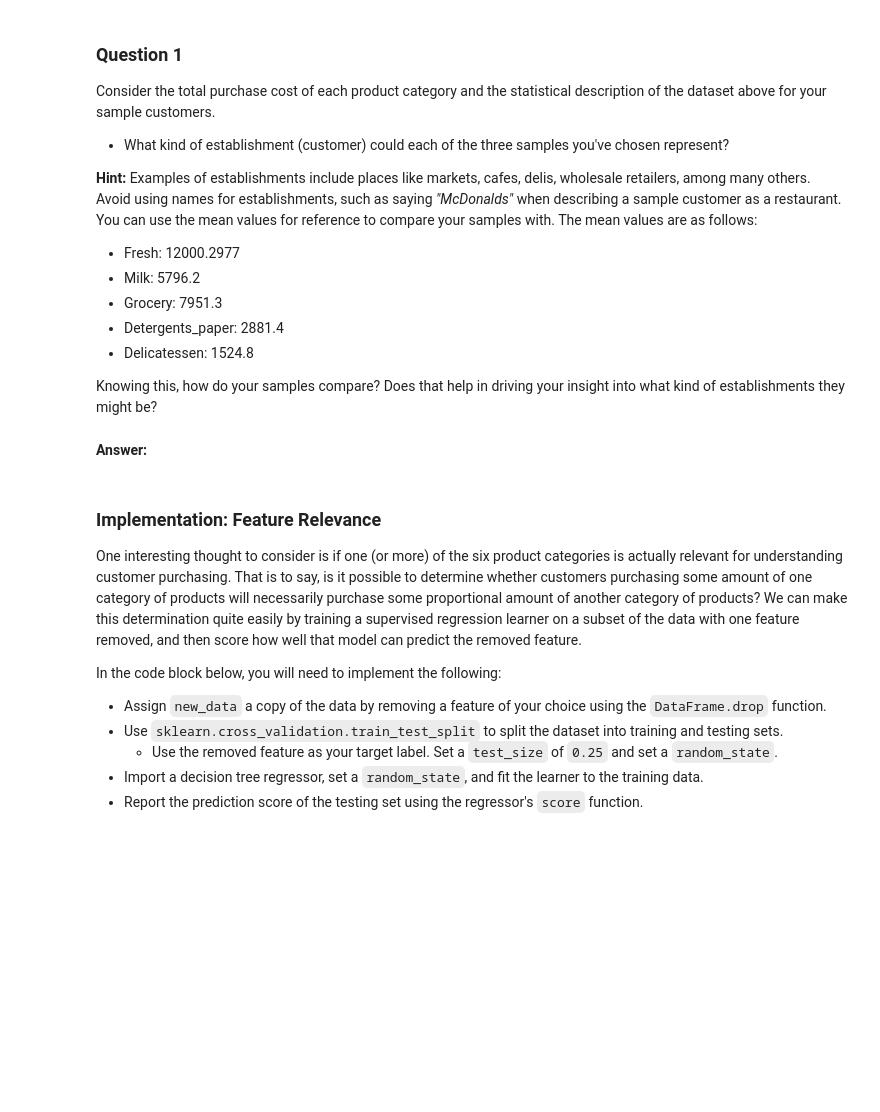
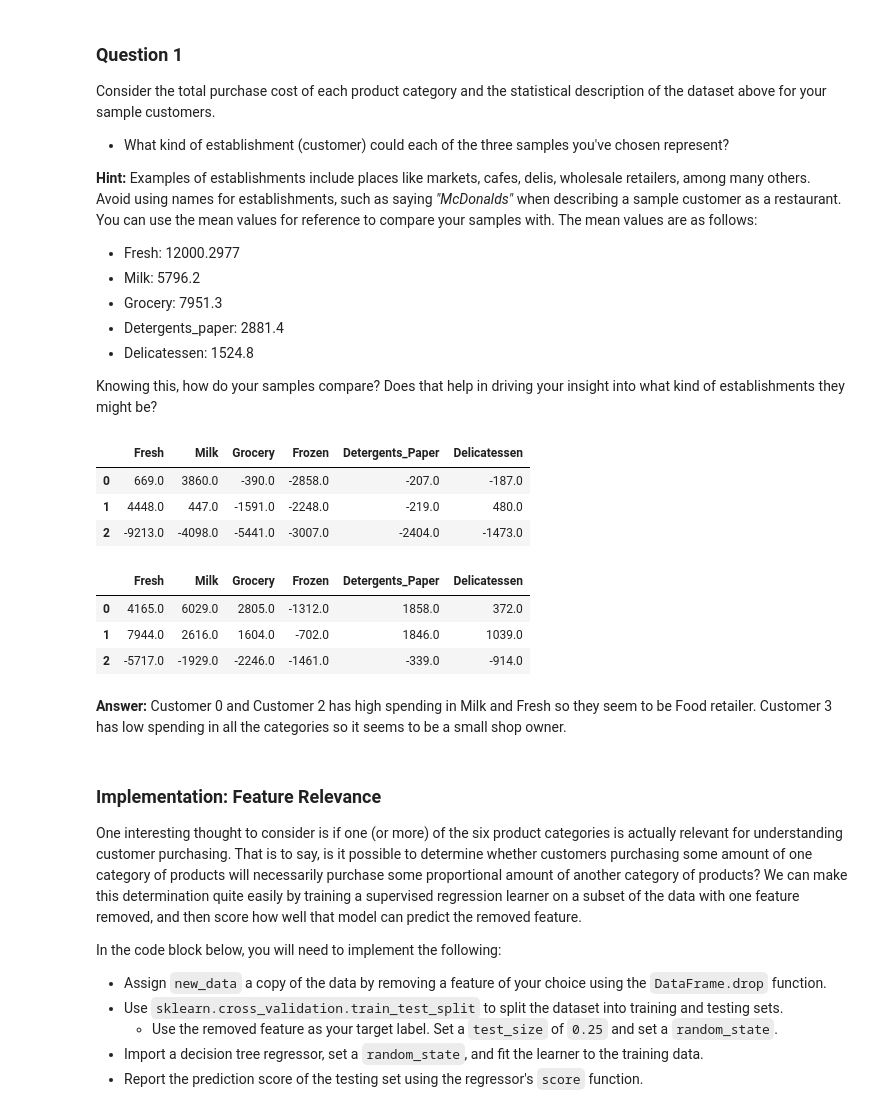
Before and after one commit to naresh-chaudhary/ml, a Jupyter notebook: customer_segments/customer_segments.ipynb, the cells around one changed output. Cells and saved outputs as stored; diff of their text form; code cells hidden in the pictures; blank space fills up the shorter version.

Commit message:
answered remaining questions

```diff
--- a/customer_segments/customer_segments.ipynb
+++ b/customer_segments/customer_segments.ipynb
@@ -106,8 +106,23 @@ Consider the total purchase cost of each product category and the statistical de
 * Delicatessen: 1524.8
 
 Knowing this, how do your samples compare? Does that help in driving your insight into what kind of establishments they might be?
-# %% [markdown]
-**Answer:**
+# %%
+delta_mean = samples - data.mean().round()
+delta_median = samples - data.median().round()
+
+display(delta_mean, delta_median)
+# %% [output]
+|  | Fresh | Milk | Grocery | Frozen | Detergents_Paper | Delicatessen |
+| 0 | 669.0 | 3860.0 | -390.0 | -2858.0 | -207.0 | -187.0 |
+| 1 | 4448.0 | 447.0 | -1591.0 | -2248.0 | -219.0 | 480.0 |
+| 2 | -9213.0 | -4098.0 | -5441.0 | -3007.0 | -2404.0 | -1473.0 |
+|  | Fresh | Milk | Grocery | Frozen | Detergents_Paper | Delicatessen |
+| 0 | 4165.0 | 6029.0 | 2805.0 | -1312.0 | 1858.0 | 372.0 |
+| 1 | 7944.0 | 2616.0 | 1604.0 | -702.0 | 1846.0 | 1039.0 |
+| 2 | -5717.0 | -1929.0 | -2246.0 | -1461.0 | -339.0 | -914.0 |
+# %% [markdown]
+**Answer:**
+Customer 0 and Customer 2 has high spending in Milk and Fresh so they seem to be Food retailer. Customer 3 has low spending in all the categories so it seems to be a small shop owner.
 # %% [markdown]
 ### Implementation: Feature Relevance
 One interesting thought to consider is if one (or more) of the six product categories is actually relevant for understanding customer purchasing. That is to say, is it possible to determine whether customers purchasing some amount of one category of products will necessarily purchase some proportional amount of another category of products? We can make this determination quite easily by training a supervised regression learner on a subset of the data with one feature removed, and then score how well that model can predict the removed feature.
```
Also changed, not shown: parts of 10 cells of this notebook, 1 other file.
